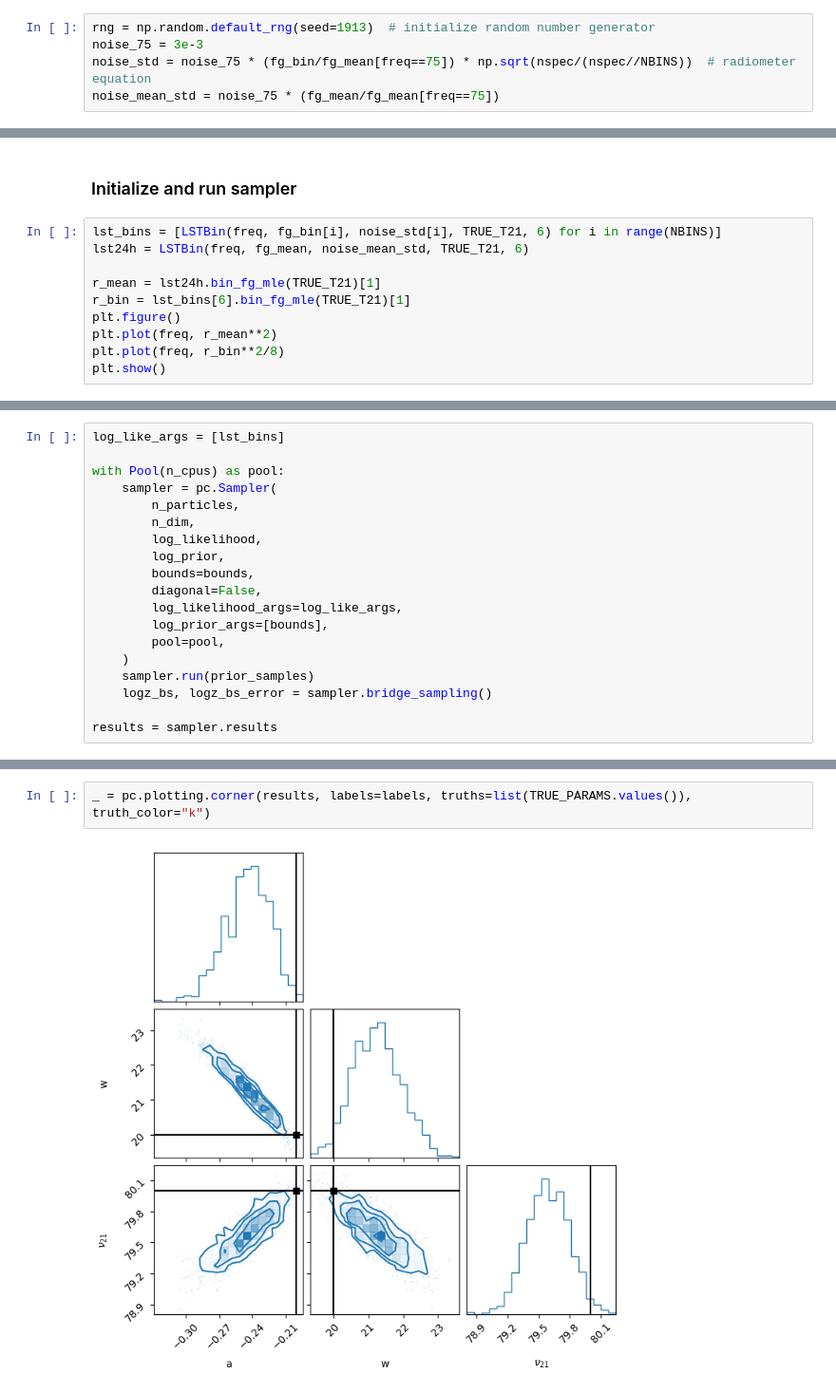
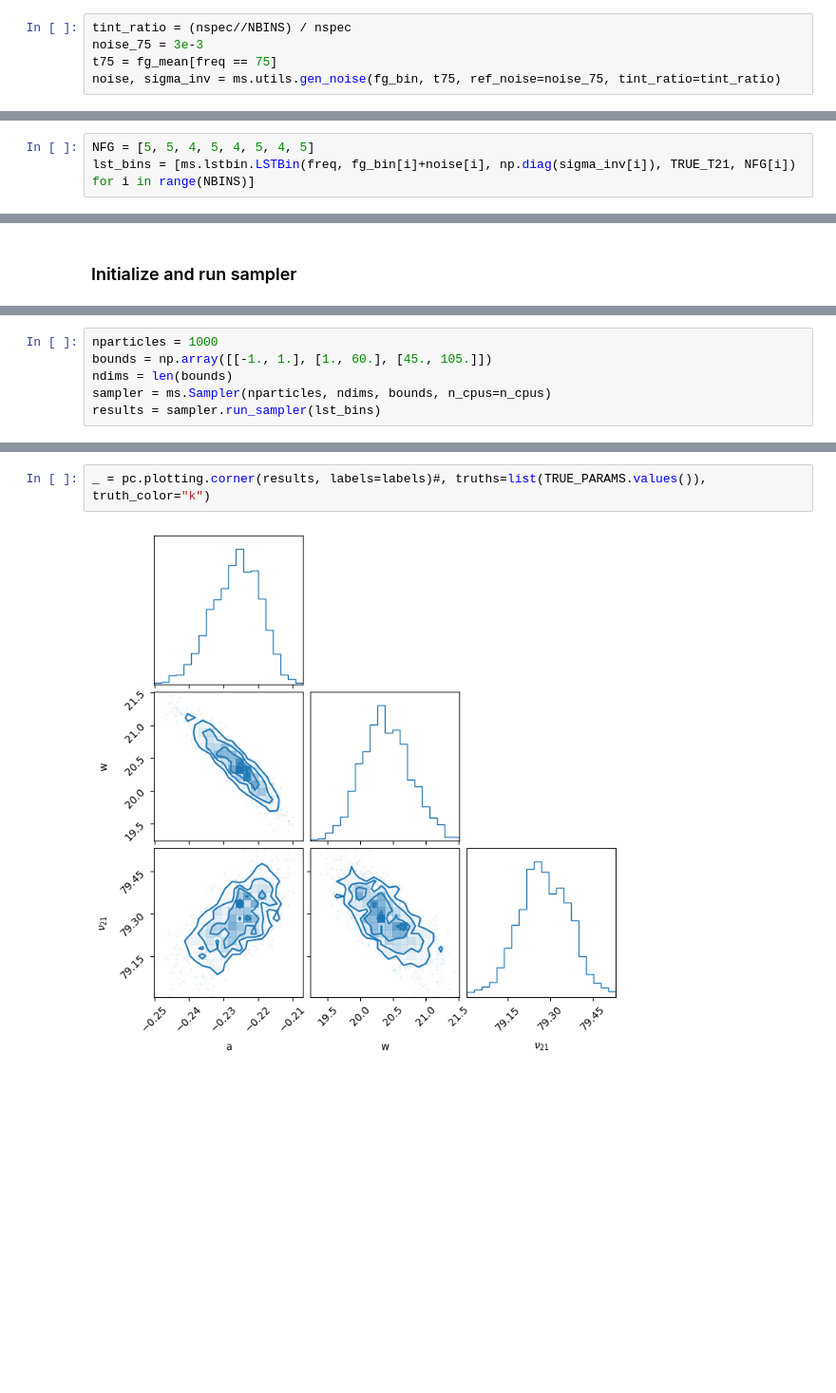
Before and after one commit to christianhbye/MIST-global-signal, a Jupyter notebook: notebooks/fitting.ipynb, the cells around one changed output, grey strips where cells are left out. Shown at 95% size. Saved outputs shown, nothing was run; the diff lists cells and outputs as text; blank space fills up the shorter version.

```diff
--- a/notebooks/fitting.ipynb
+++ b/notebooks/fitting.ipynb
@@ -192,8 +52,8 @@ The first paper took the noise for the 24h avg spectrum to be 3 mK at 75 MHz and
 # %%
-rng = np.random.default_rng(seed=1913)  # initialize random number generator
+tint_ratio = (nspec//NBINS) / nspec
 noise_75 = 3e-3
-noise_std = noise_75 * (fg_bin/fg_mean[freq==75]) * np.sqrt(nspec/(nspec//NBINS))  # radiometer equation
-noise_mean_std = noise_75 * (fg_mean/fg_mean[freq==75])
+t75 = fg_mean[freq == 75]
+noise, sigma_inv = ms.utils.gen_noise(fg_bin, t75, ref_noise=noise_75, tint_ratio=tint_ratio)
 # %% [markdown]
 ### Global signal
 # %%
@@ -219,0 +82,3 @@ plt.show()
+# %%
+NFG = [5, 5, 4, 5, 4, 5, 4, 5]
+lst_bins = [ms.lstbin.LSTBin(freq, fg_bin[i]+noise[i], np.diag(sigma_inv[i]), TRUE_T21, NFG[i]) for i in range(NBINS)]
@@ -220,12 +95,2 @@ plt.show()
 # %% [markdown]
 ### Initialize and run sampler
-# %%
-lst_bins = [LSTBin(freq, fg_bin[i], noise_std[i], TRUE_T21, 6) for i in range(NBINS)]
-lst24h = LSTBin(freq, fg_mean, noise_mean_std, TRUE_T21, 6)
-
-r_mean = lst24h.bin_fg_mle(TRUE_T21)[1]
-r_bin = lst_bins[6].bin_fg_mle(TRUE_T21)[1]
-plt.figure()
-plt.plot(freq, r_mean**2)
-plt.plot(freq, r_bin**2/8)
-plt.show()
@@ -267,20 +97,7 @@ prior_samples = rng.uniform(size=(n_particles, n_dim), low=bounds.T[0], high=bou
 # %%
-log_like_args = [lst_bins]
-
-with Pool(n_cpus) as pool:
-    sampler = pc.Sampler(
-        n_particles,
-        n_dim,
-        log_likelihood,
-        log_prior,
-        bounds=bounds,
-        diagonal=False,
-        log_likelihood_args=log_like_args,
-        log_prior_args=[bounds],
-        pool=pool,
-    )
-    sampler.run(prior_samples)
-    logz_bs, logz_bs_error = sampler.bridge_sampling()
-
-results = sampler.results
+nparticles = 1000
+bounds = np.array([[-1., 1.], [1., 60.], [45., 105.]])
+ndims = len(bounds)
+sampler = ms.Sampler(nparticles, ndims, bounds, n_cpus=n_cpus)
+results = sampler.run_sampler(lst_bins)
 # %% [output]
@@ -297,4 +114,4 @@ _ = pc.plotting.trace(results, labels=labels)
 # %%
-_ = pc.plotting.corner(results, labels=labels, truths=list(TRUE_PARAMS.values()), truth_color="k")
+_ = pc.plotting.corner(results, labels=labels)#, truths=list(TRUE_PARAMS.values()), truth_color="k")
 # %% [output]
-[figure, old version]
+[figure, new version]
```
Also changed, not shown: parts of 17 cells of this notebook, 1 other file.
